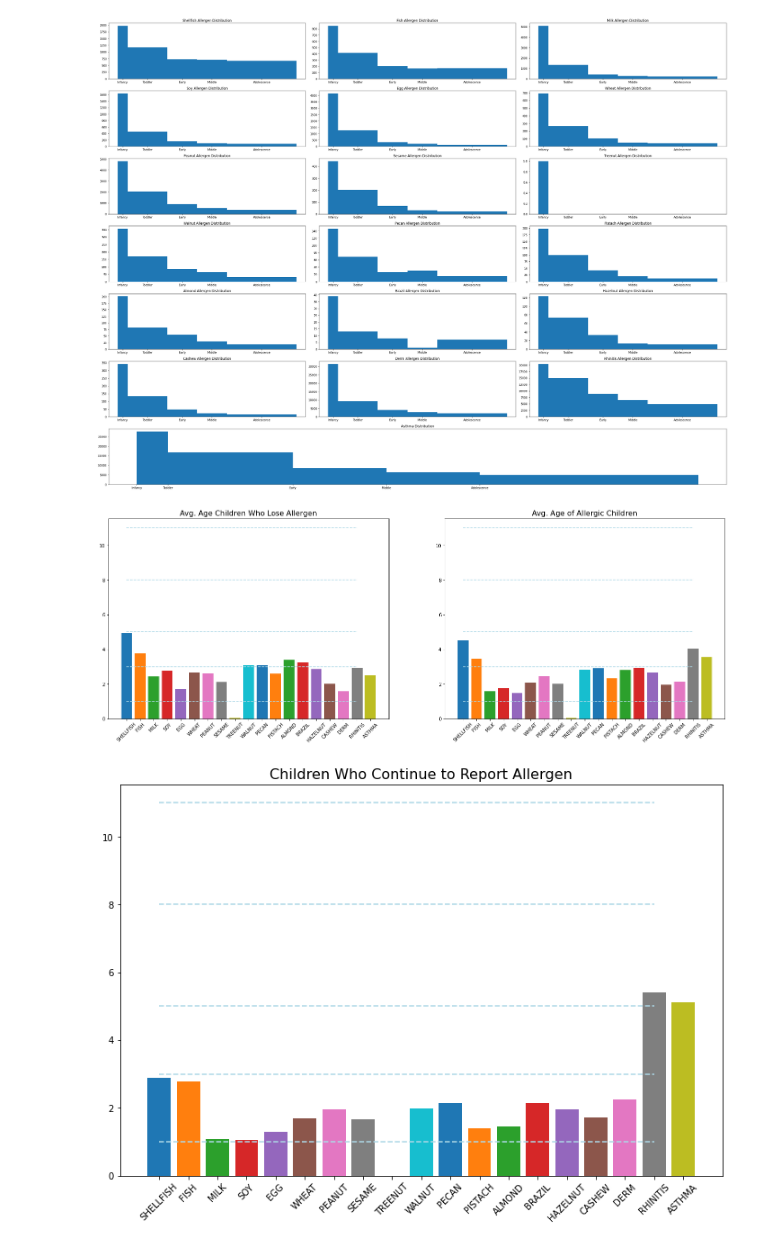
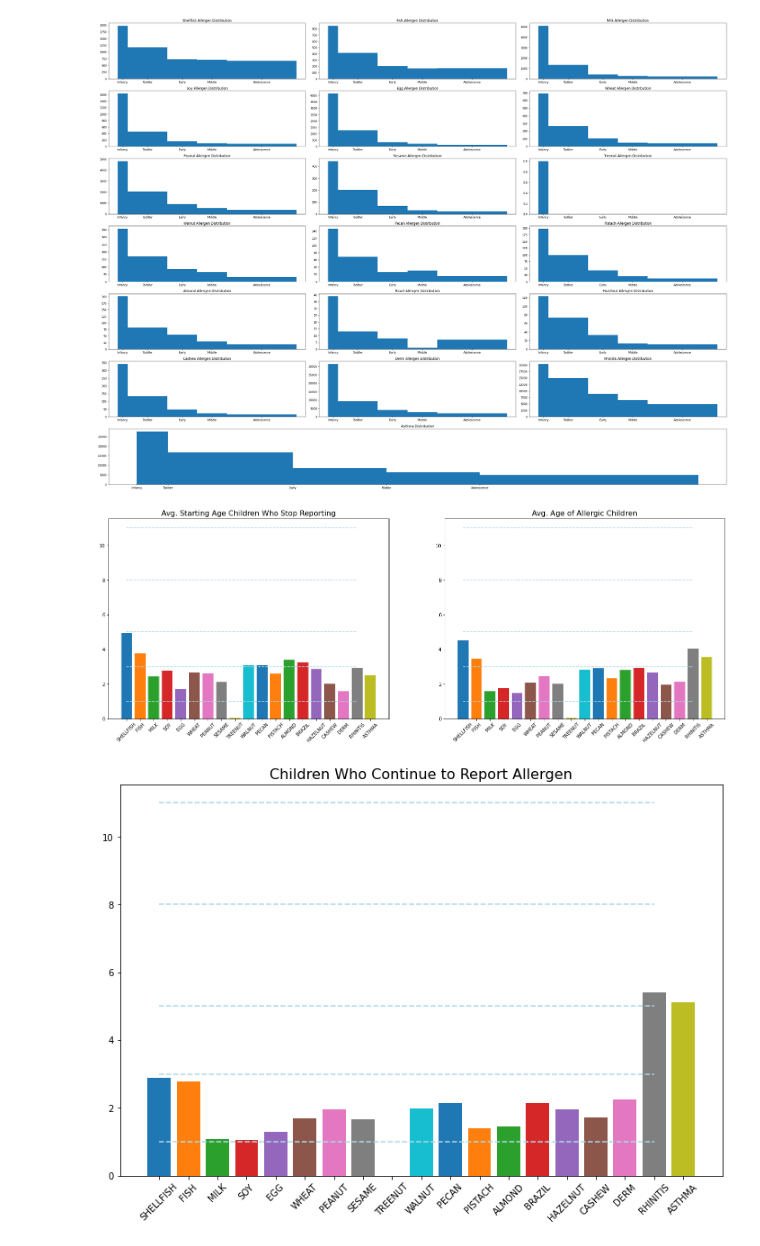
Before and after one commit to CharlesPizza/ChildhoodAllergies, a Jupyter notebook: Exploration.ipynb, the cells around one changed output. Saved outputs shown, nothing was run; the diff lists cells and outputs as text; code cells hidden in the pictures.

```diff
--- a/Exploration.ipynb
+++ b/Exploration.ipynb
@@ -207,25 +207,25 @@ plt.show()
 # %%
 fig, axs = plt.subplots(1, 2, figsize=(24,8))
 l2, l3 = [],[]
 for idx, c in enumerate(l):
     _ = df[df[l[idx]].notnull() & df[l_end[idx]].isnull()]
     l3.append(_['AGE_START_YEARS'].mean())
     axs[0].bar(allergen[idx],l3[idx])
 for idx, c in enumerate(l):
     l2.append(df[df[c].notnull()]['AGE_START_YEARS'].mean())
     axs[1].bar(allergen[idx],l2[idx])
 
 axs[0].hlines([1, 3, 5, 8, 11], 'SHELLFISH', 'RHINITIS', linestyle = '--', color='lightblue', label = 'Development Stages')
 axs[1].hlines([1, 3, 5, 8, 11], 'SHELLFISH', 'RHINITIS', linestyle = '--', color='lightblue', label = 'Development Stages')
 
-axs[0].set_title('Avg. Age Children Who Lose Allergen', fontsize=16)
+axs[0].set_title('Avg. Starting Age Children Who Stop Reporting', fontsize=16)
 axs[0].tick_params(axis='x', labelrotation = 45)
 axs[1].set_title('Avg. Age of Allergic Children', fontsize=16)
 axs[1].tick_params(axis='x', labelrotation=45)
 axs[1].set_ylim(axs[0].get_ylim())
 plt.show()
 # %% [output]
-[figure, old version]
+[figure, new version]
 # %%
 fig, axs = plt.subplots(1,1, figsize=(12,8))
 l1 = []
```
Also changed, not shown: parts of 13 cells of this notebook.
